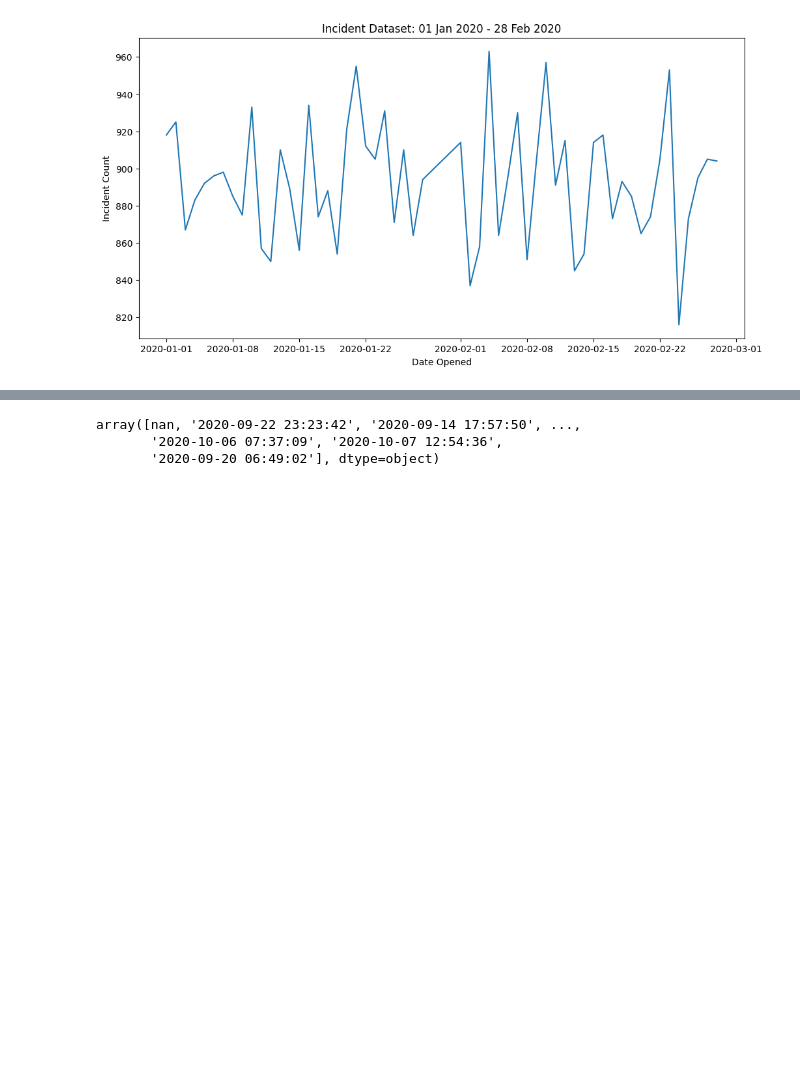
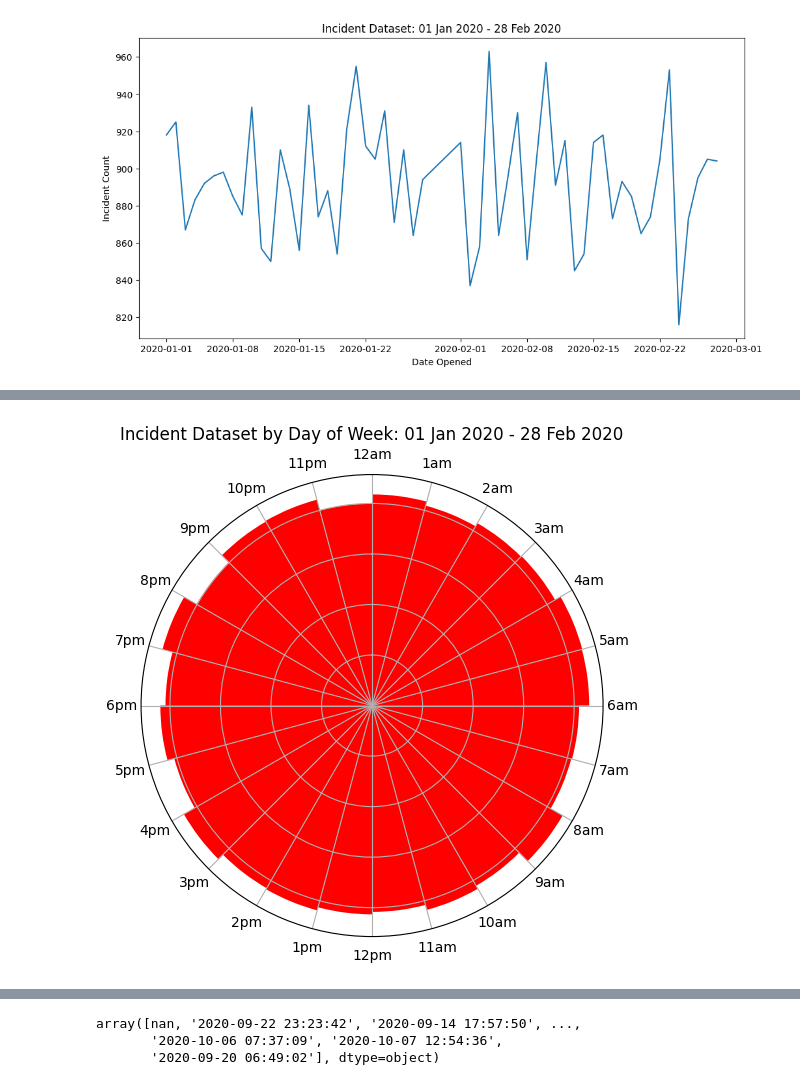
Before and after one commit to brad-do/hs_training, a Jupyter notebook: day2.ipynb, the cells around one changed output, grey strips where cells are left out. Cells and saved outputs as stored; diff of their text form; code cells hidden in the pictures; blank space fills up the shorter version.

```diff
--- a/day2.ipynb
+++ b/day2.ipynb
@@ -150,0 +170,16 @@ plt.tight_layout()
+# %%
+fig, ax = plt.subplots(figsize=(6,6), subplot_kw={'projection': 'polar'})
+
+df_chart = df_incidents[['opened_at_hour','number']].groupby('opened_at_hour').count().copy()
+theta = np.arange(df_chart.shape[0])/float(df_chart.shape[0]) * 2 * np.pi
+_ = ax.bar(theta + theta[1]/2, df_chart.number, width=theta[1], color='red')
+ticklabels = [(timedelta(hours=h) + datetime(2023,1,1)).strftime('%#I%p').lower() for h in range(0,24)]
+_ = ax.set_xticks(theta)
+_ = ax.set_xticklabels(ticklabels)
+_ = ax.set_yticklabels([])
+_ = ax.set_title(f'Incident Dataset by Day of Week: {df_incidents.opened_at_dt.min():%d %b %Y} - {df_incidents.opened_at_dt.max():%d %b %Y}')
+
+ax.set_theta_direction(-1)
+ax.set_theta_zero_location('N')
+# %% [output]
+[figure, added]
```
Also changed, not shown: parts of 9 cells of this notebook.
